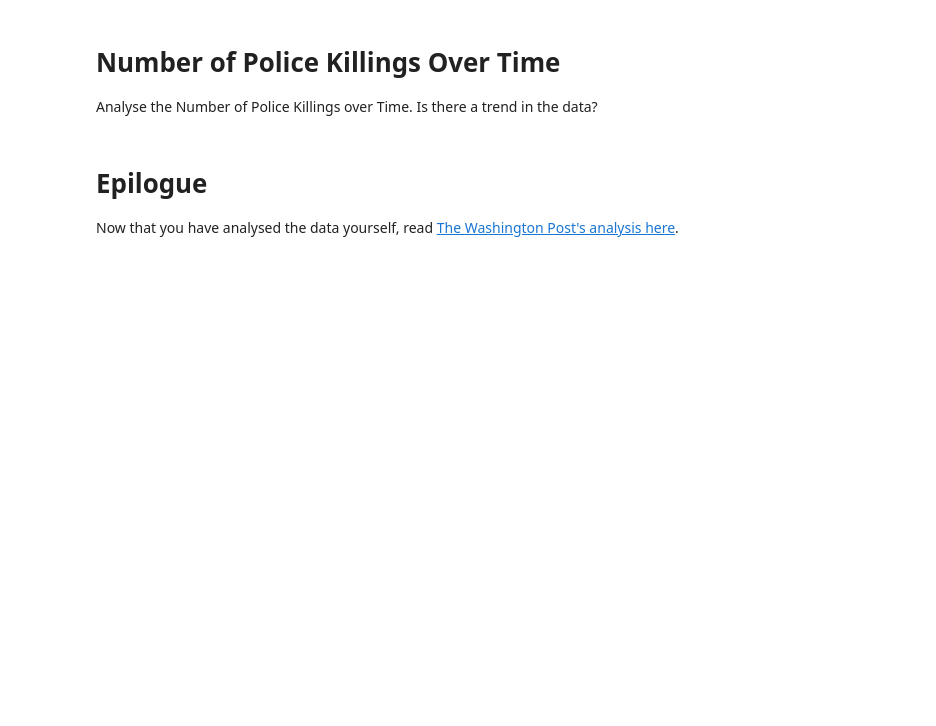
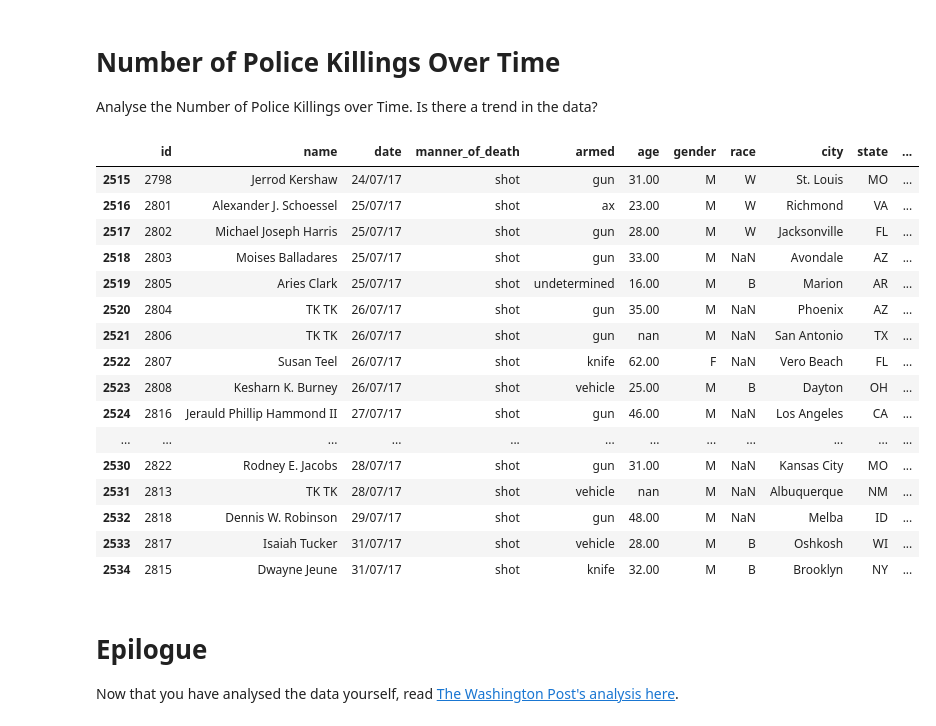
Before and after one commit to alex-coch/100-Days-of-Code---The-Complete-Python-Pro-Bootcamp-for-2021, a Jupyter notebook: 99-Analyse Deaths involving Police in the United States/Fatal_Force_(start).ipynb, the cells around one changed output. Cells and saved outputs as stored; diff of their text form; code cells hidden in the pictures; blank space fills up the shorter version.

Commit message:
99-Analyse Deaths involving Police in the United States.8

```diff
--- a/99-Analyse Deaths involving Police in the United States/Fatal_Force_(start).ipynb
+++ b/99-Analyse Deaths involving Police in the United States/Fatal_Force_(start).ipynb
@@ -555,6 +594,26 @@ Which states are the most dangerous? Compare your map with your previous chart.
 # Number of Police Killings Over Time
 
 Analyse the Number of Police Killings over Time. Is there a trend in the data?
+# %%
+df_fatalities.tail(20)
+# %% [output]
+|  | id | name | date | manner_of_death | armed | age | gender | race | city | state | ... |
+| 2515 | 2798 | Jerrod Kershaw | 24/07/17 | shot | gun | 31.00 | M | W | St. Louis | MO | ... |
+| 2516 | 2801 | Alexander J. Schoessel | 25/07/17 | shot | ax | 23.00 | M | W | Richmond | VA | ... |
+| 2517 | 2802 | Michael Joseph Harris | 25/07/17 | shot | gun | 28.00 | M | W | Jacksonville | FL | ... |
+| 2518 | 2803 | Moises Balladares | 25/07/17 | shot | gun | 33.00 | M | NaN | Avondale | AZ | ... |
+| 2519 | 2805 | Aries Clark | 25/07/17 | shot | undetermined | 16.00 | M | B | Marion | AR | ... |
+| 2520 | 2804 | TK TK | 26/07/17 | shot | gun | 35.00 | M | NaN | Phoenix | AZ | ... |
+| 2521 | 2806 | TK TK | 26/07/17 | shot | gun | nan | M | NaN | San Antonio | TX | ... |
+| 2522 | 2807 | Susan Teel | 26/07/17 | shot | knife | 62.00 | F | NaN | Vero Beach | FL | ... |
+| 2523 | 2808 | Kesharn K. Burney | 26/07/17 | shot | vehicle | 25.00 | M | B | Dayton | OH | ... |
+| 2524 | 2816 | Jerauld Phillip Hammond II | 27/07/17 | shot | gun | 46.00 | M | NaN | Los Angeles | CA | ... |
+| ... | ... | ... | ... | ... | ... | ... | ... | ... | ... | ... | ... |
+| 2530 | 2822 | Rodney E. Jacobs | 28/07/17 | shot | gun | 31.00 | M | NaN | Kansas City | MO | ... |
+| 2531 | 2813 | TK TK | 28/07/17 | shot | vehicle | nan | M | NaN | Albuquerque | NM | ... |
+| 2532 | 2818 | Dennis W. Robinson | 29/07/17 | shot | gun | 48.00 | M | NaN | Melba | ID | ... |
+| 2533 | 2817 | Isaiah Tucker | 31/07/17 | shot | vehicle | 28.00 | M | B | Oshkosh | WI | ... |
+| 2534 | 2815 | Dwayne Jeune | 31/07/17 | shot | knife | 32.00 | M | B | Brooklyn | NY | ... |
 # %% [markdown]
 # Epilogue
 
```
Also changed, not shown: parts of 4 cells of this notebook.
